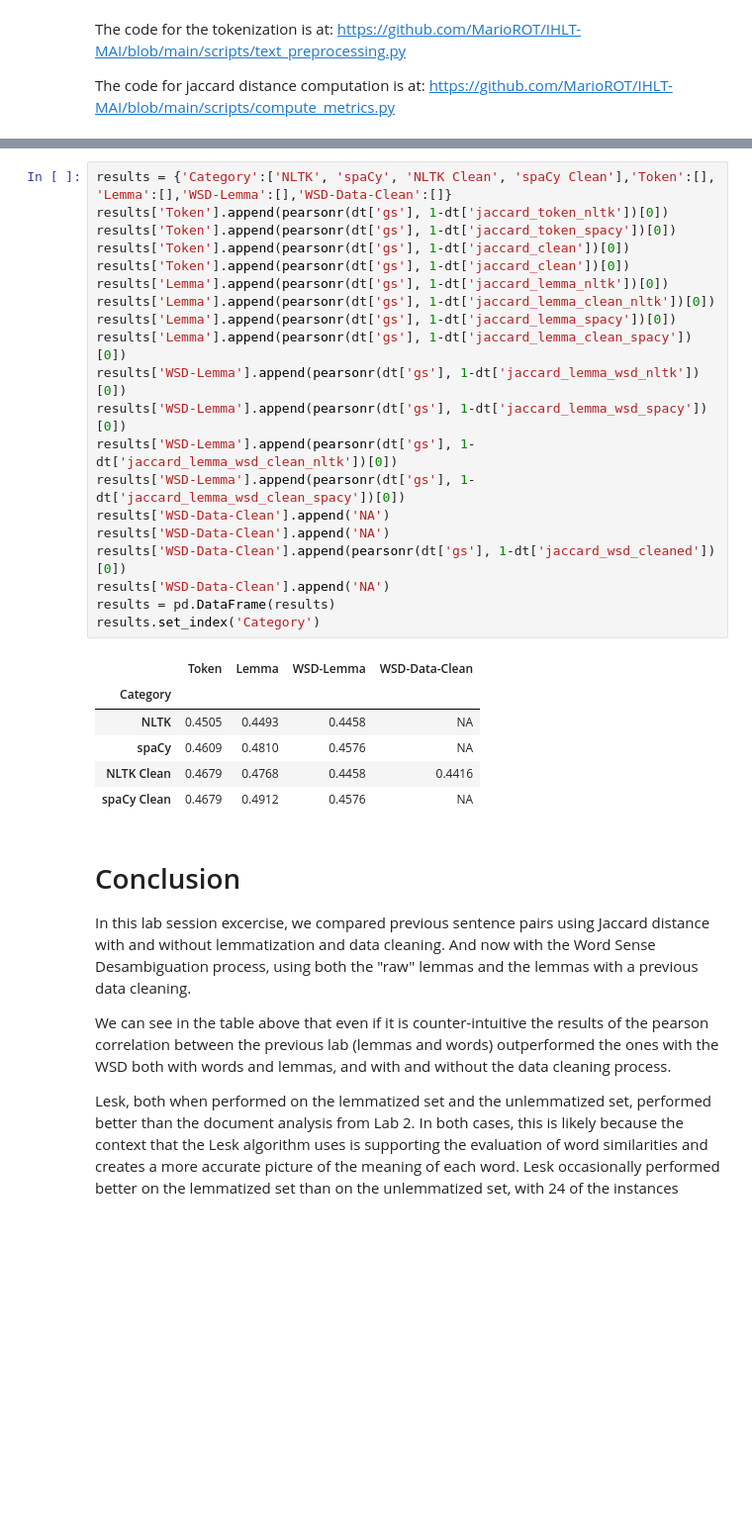
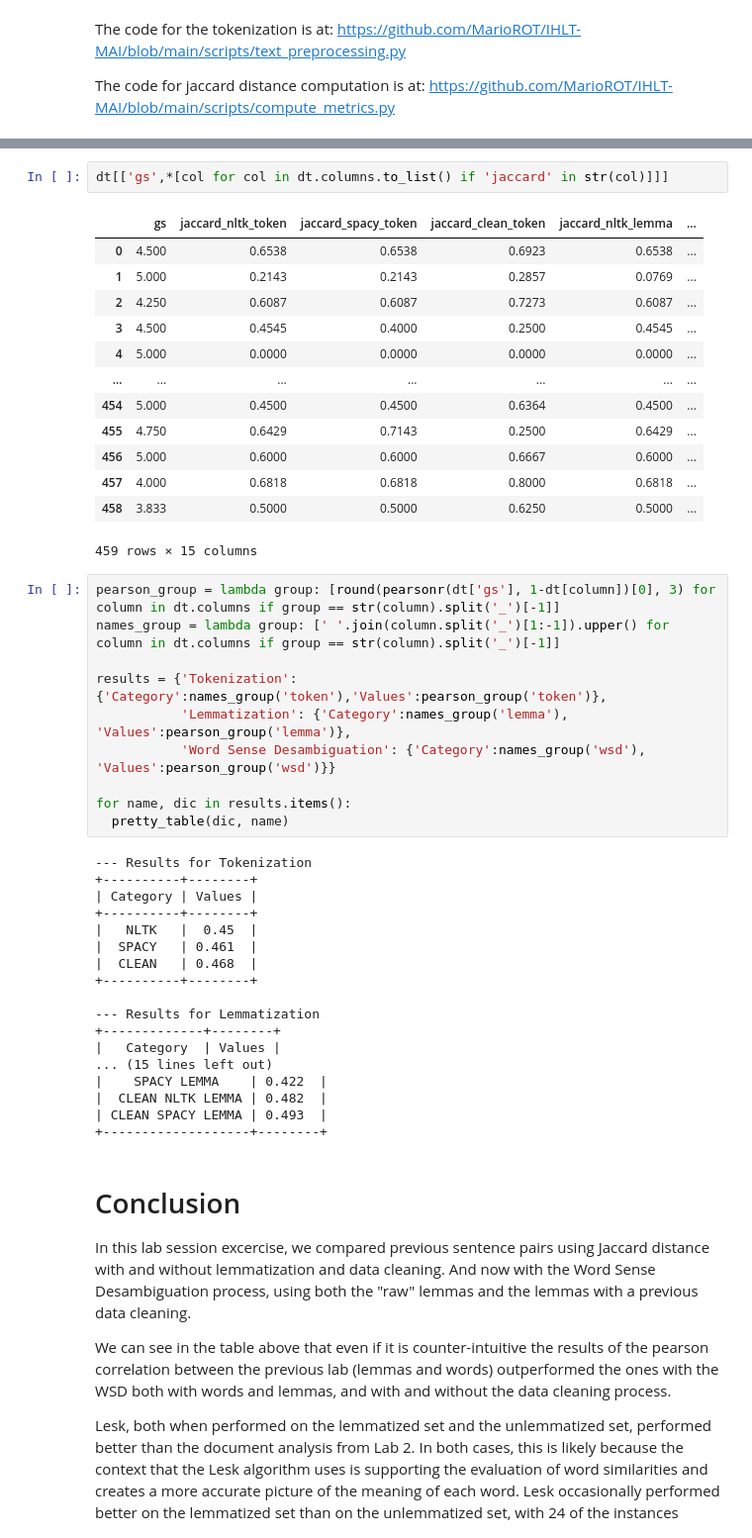
Before and after one commit to MarioROT/IHLT-MAI, a Jupyter notebook: Session7_MarioRosas_AlamLopez.ipynb, the cells around one changed output, grey strips where cells are left out. Shown at 99% size. Cells and saved outputs as stored; diff of their text form; blank space fills up the shorter version.

```diff
--- a/Session7_MarioRosas_AlamLopez.ipynb
+++ b/Session7_MarioRosas_AlamLopez.ipynb
@@ -207,30 +229,47 @@ dt[['gs','jaccard_token_nltk','jaccard_token_spacy','jaccard_clean','jaccard_lem
-# %%
-results = {'Category':['NLTK', 'spaCy', 'NLTK Clean', 'spaCy Clean'],'Token':[], 'Lemma':[],'WSD-Lemma':[],'WSD-Data-Clean':[]}
-results['Token'].append(pearsonr(dt['gs'], 1-dt['jaccard_token_nltk'])[0])
-results['Token'].append(pearsonr(dt['gs'], 1-dt['jaccard_token_spacy'])[0])
-results['Token'].append(pearsonr(dt['gs'], 1-dt['jaccard_clean'])[0])
-results['Token'].append(pearsonr(dt['gs'], 1-dt['jaccard_clean'])[0])
-results['Lemma'].append(pearsonr(dt['gs'], 1-dt['jaccard_lemma_nltk'])[0])
-results['Lemma'].append(pearsonr(dt['gs'], 1-dt['jaccard_lemma_clean_nltk'])[0])
-results['Lemma'].append(pearsonr(dt['gs'], 1-dt['jaccard_lemma_spacy'])[0])
-results['Lemma'].append(pearsonr(dt['gs'], 1-dt['jaccard_lemma_clean_spacy'])[0])
-results['WSD-Lemma'].append(pearsonr(dt['gs'], 1-dt['jaccard_lemma_wsd_nltk'])[0])
-results['WSD-Lemma'].append(pearsonr(dt['gs'], 1-dt['jaccard_lemma_wsd_spacy'])[0])
-results['WSD-Lemma'].append(pearsonr(dt['gs'], 1-dt['jaccard_lemma_wsd_clean_nltk'])[0])
-results['WSD-Lemma'].append(pearsonr(dt['gs'], 1-dt['jaccard_lemma_wsd_clean_spacy'])[0])
-results['WSD-Data-Clean'].append('NA')
-results['WSD-Data-Clean'].append('NA')
-results['WSD-Data-Clean'].append(pearsonr(dt['gs'], 1-dt['jaccard_wsd_cleaned'])[0])
-results['WSD-Data-Clean'].append('NA')
-results = pd.DataFrame(results)
-results.set_index('Category')
-# %% [output]
-|  | Token | Lemma | WSD-Lemma | WSD-Data-Clean |
-| Category |  |  |  |  |
-| NLTK | 0.4505 | 0.4493 | 0.4458 | NA |
-| spaCy | 0.4609 | 0.4810 | 0.4576 | NA |
-| NLTK Clean | 0.4679 | 0.4768 | 0.4458 | 0.4416 |
-| spaCy Clean | 0.4679 | 0.4912 | 0.4576 | NA |
+# %%
+dt[['gs',*[col for col in dt.columns.to_list() if 'jaccard' in str(col)]]]
+# %% [output]
+|  | gs | jaccard_nltk_token | jaccard_spacy_token | jaccard_clean_token | jaccard_nltk_lemma | ... |
+| 0 | 4.500 | 0.6538 | 0.6538 | 0.6923 | 0.6538 | ... |
+| 1 | 5.000 | 0.2143 | 0.2143 | 0.2857 | 0.0769 | ... |
+| 2 | 4.250 | 0.6087 | 0.6087 | 0.7273 | 0.6087 | ... |
+| 3 | 4.500 | 0.4545 | 0.4000 | 0.2500 | 0.4545 | ... |
+| 4 | 5.000 | 0.0000 | 0.0000 | 0.0000 | 0.0000 | ... |
+| ... | ... | ... | ... | ... | ... | ... |
+| 454 | 5.000 | 0.4500 | 0.4500 | 0.6364 | 0.4500 | ... |
+| 455 | 4.750 | 0.6429 | 0.7143 | 0.2500 | 0.6429 | ... |
+| 456 | 5.000 | 0.6000 | 0.6000 | 0.6667 | 0.6000 | ... |
+| 457 | 4.000 | 0.6818 | 0.6818 | 0.8000 | 0.6818 | ... |
+| 458 | 3.833 | 0.5000 | 0.5000 | 0.6250 | 0.5000 | ... |
+459 rows × 15 columns
+# %%
+pearson_group = lambda group: [round(pearsonr(dt['gs'], 1-dt[column])[0], 3) for column in dt.columns if group == str(column).split('_')[-1]]
+names_group = lambda group: [' '.join(column.split('_')[1:-1]).upper() for column in dt.columns if group == str(column).split('_')[-1]]
+
+results = {'Tokenization': {'Category':names_group('token'),'Values':pearson_group('token')},
+           'Lemmatization': {'Category':names_group('lemma'), 'Values':pearson_group('lemma')},
+           'Word Sense Desambiguation': {'Category':names_group('wsd'), 'Values':pearson_group('wsd')}}
+
+for name, dic in results.items():
+  pretty_table(dic, name)
+# %% [output]
+--- Results for Tokenization
++----------+--------+
+| Category | Values |
++----------+--------+
+|   NLTK   |  0.45  |
+|  SPACY   | 0.461  |
+|  CLEAN   | 0.468  |
++----------+--------+
+
+--- Results for Lemmatization
++-------------+--------+
+|   Category  | Values |
+... (15 lines left out)
+|    SPACY LEMMA    | 0.422  |
+|  CLEAN NLTK LEMMA | 0.482  |
+| CLEAN SPACY LEMMA | 0.493  |
++-------------------+--------+
 # %% [markdown]
 # Conclusion
 
```
Also changed, not shown: parts of 26 cells of this notebook.
